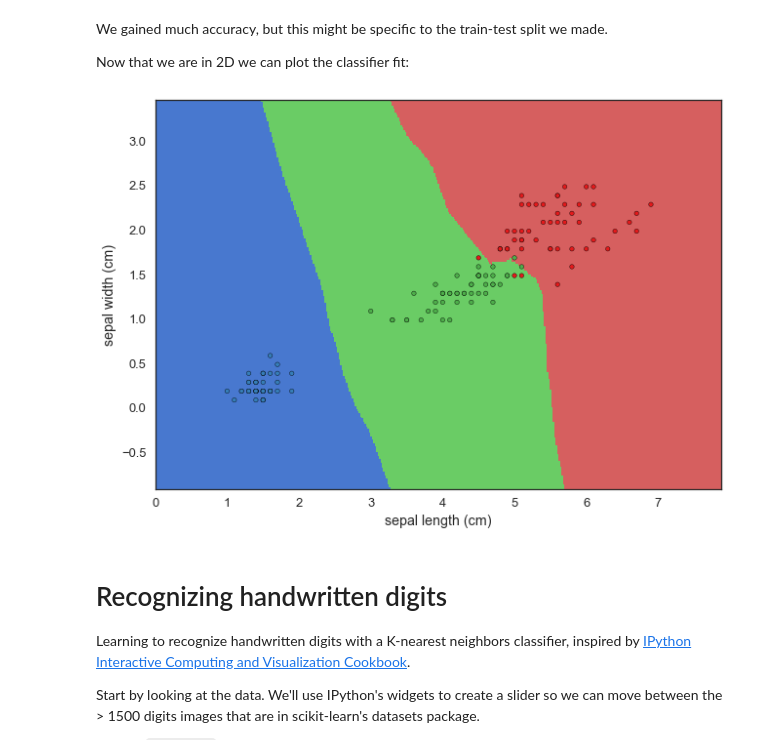
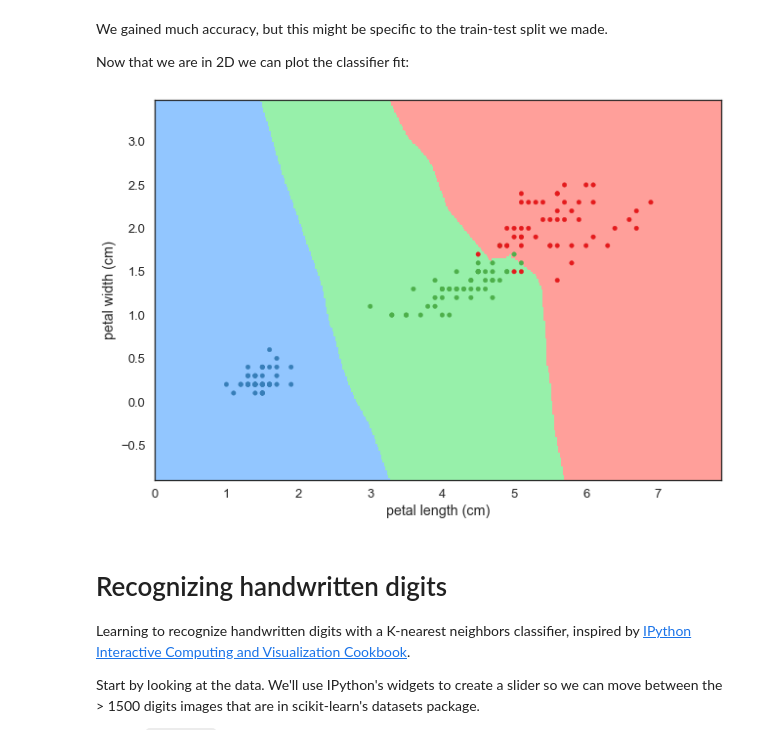
Before and after one commit to yoavram/Py4Eng, a Jupyter notebook: sessions/scikit-learn.ipynb, the cells around one changed output. Saved outputs shown, nothing was run; the diff lists cells and outputs as text; code cells hidden in the pictures.

```diff
--- a/sessions/scikit-learn.ipynb
+++ b/sessions/scikit-learn.ipynb
@@ -80,7 +80,7 @@ import sklearn.cross_validation as cv
 # %%
 X = iris.data
 y = iris.target
-X_train, X_test, y_train, y_test = cv.train_test_split(X, y, test_size=20, random_state=0)
+X_train, X_test, y_train, y_test = train_test_split(X, y, test_size=20, random_state=0)
 # %% [markdown]
 Import the nearest-neighbor classifier, then create and fit it:
 # %%
@@ -145,38 +145,38 @@ Now that we are in 2D we can plot the classifier fit:
 from matplotlib.colors import ListedColormap
 
 h = .02  # step size in the mesh
 X = iris.data[:,2:]
 y = iris.target
 
 # Create color maps
-cmap_light = ListedColormap(sorted(sns.color_palette('muted', 3)))
+cmap_light = ListedColormap(sorted(sns.color_palette('pastel', 3)))
 cmap_bold = ListedColormap(sorted(sns.color_palette('Set1', 3)))
 
 # Plot the decision boundary. For that, we will assign a color to each
 # point in the mesh [x_min, m_max]x[y_min, y_max].
 x_min, x_max = X[:, 0].min() - 1, X[:, 0].max() + 1
 y_min, y_max = X[:, 1].min() - 1, X[:, 1].max() + 1
 xx, yy = np.meshgrid(
     np.arange(x_min, x_max, h),
     np.arange(y_min, y_max, h)
 )
 Z = knn.predict(np.c_[xx.ravel(), yy.ravel()])
 
 # Put the result into a color plot
 Z = Z.reshape(xx.shape)
 fig, ax = plt.subplots()
 ax.pcolormesh(xx, yy, Z, cmap=cmap_light)
 
 # Plot also the training points
-ax.scatter(X[:, 0], X[:, 1], c=y, cmap=cmap_bold)
+ax.scatter(X[:, 0], X[:, 1], c=y, cmap=cmap_bold, s=20)
 ax.set(
     xlim=(xx.min(), xx.max()),
     ylim=(yy.min(), yy.max()),
-    xlabel=iris.feature_names[0],
-    ylabel=iris.feature_names[1]
+    xlabel=iris.feature_names[2],
+    ylabel=iris.feature_names[3]
 );
 # %% [output]
-[figure, old version]
+[figure, new version]
 # %% [markdown]
 # Recognizing handwritten digits
 
```
Also changed, not shown: parts of 8 cells of this notebook.
